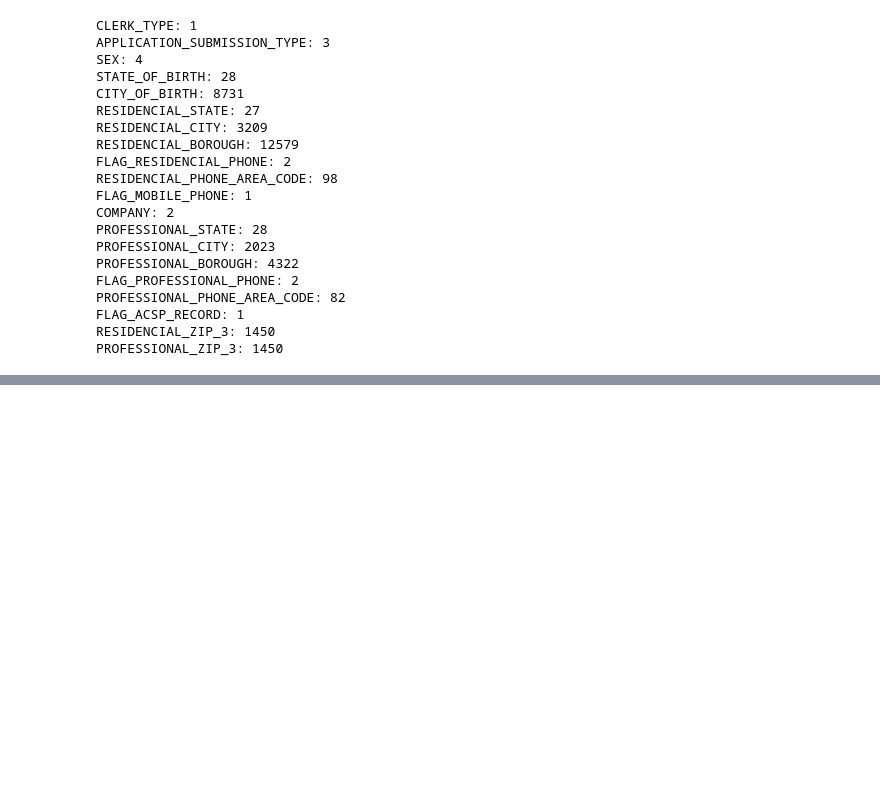
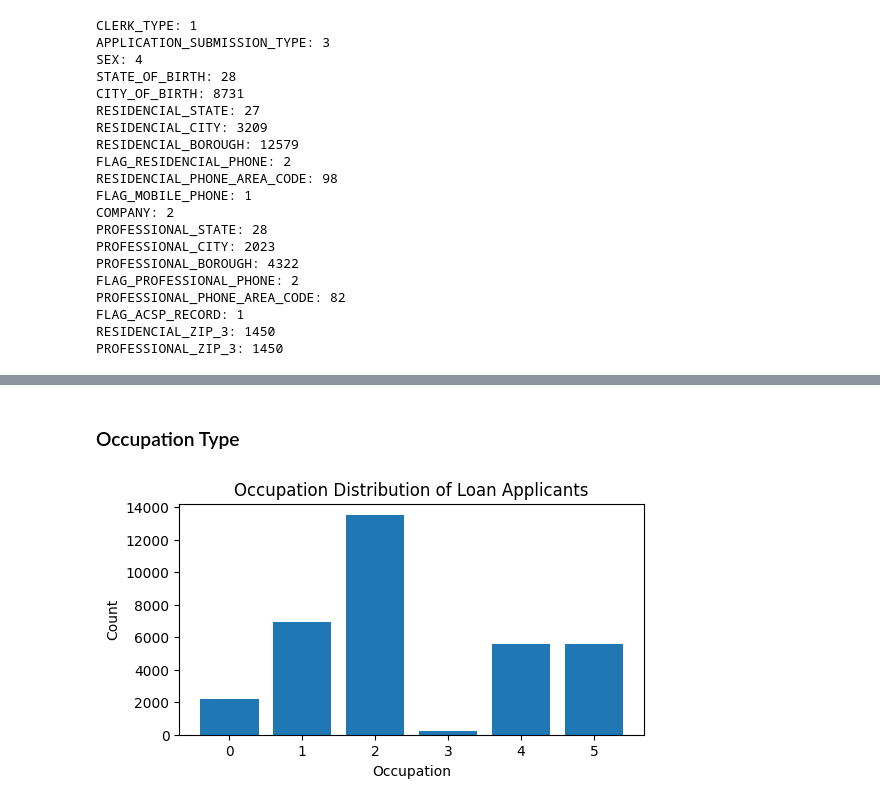
Before and after one commit to DiegoGoSi/Credit-Risk-Analysis, a Jupyter notebook: Final_Project.ipynb, the cells around one changed output, grey strips where cells are left out. Cells and saved outputs as stored; diff of their text form; code cells hidden in the pictures; blank space fills up the shorter version.

```diff
--- a/Final_Project.ipynb
+++ b/Final_Project.ipynb
@@ -78,0 +117,13 @@ PROFESSIONAL_ZIP_3: 1450
+# %% [markdown]
+### Occupation Type
+# %%
+occupations = train_df['OCCUPATION_TYPE']
+oc_counts = occupations.value_counts()
+plt.figure(figsize=(6,3))
+plt.bar(oc_counts.index, oc_counts)
+plt.title('Occupation Distribution of Loan Applicants')
+plt.xlabel('Occupation')
+plt.ylabel('Count')
+plt.show()
+# %% [output]
+[figure, added]
```
Also changed, not shown: parts of 12 cells of this notebook, 1 other file.
